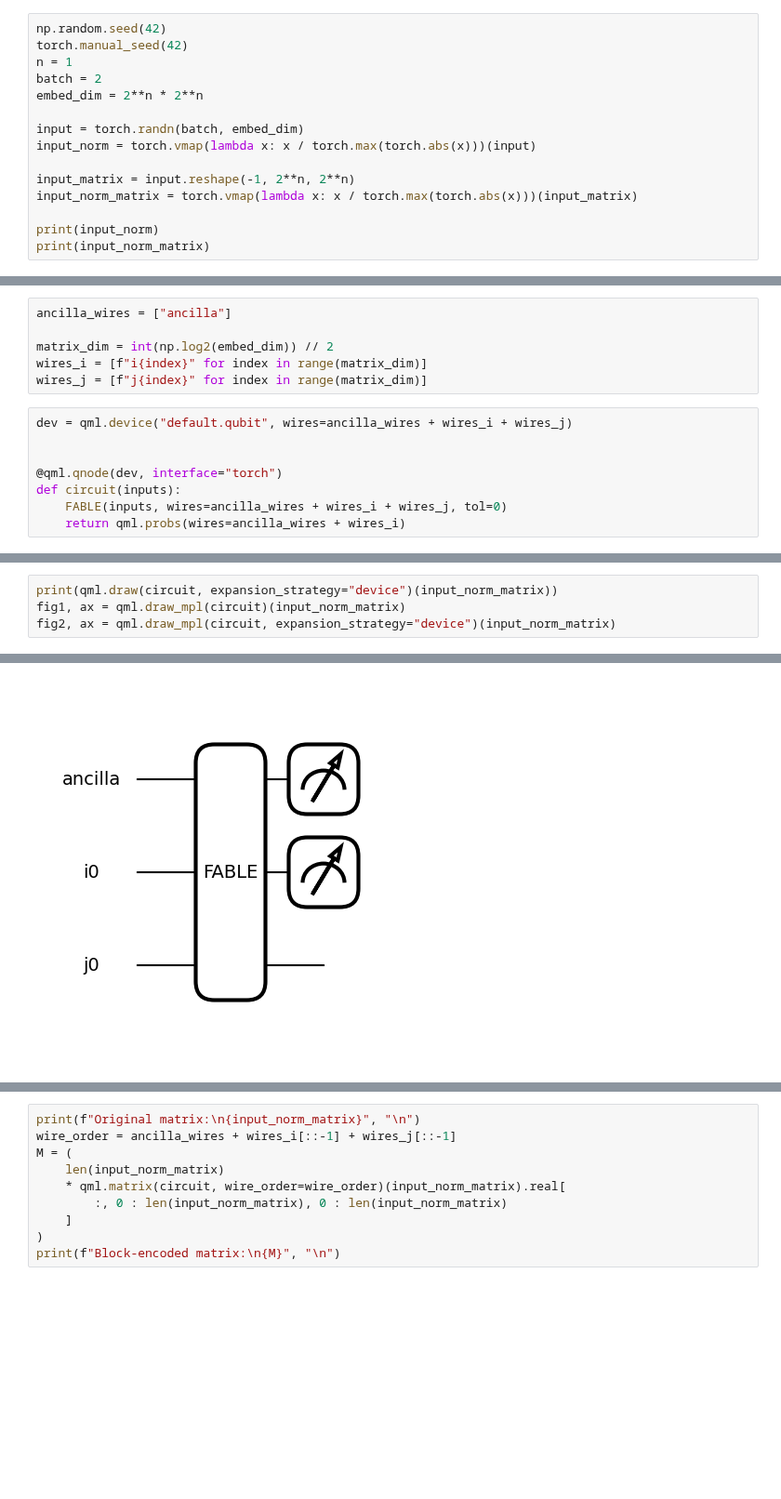
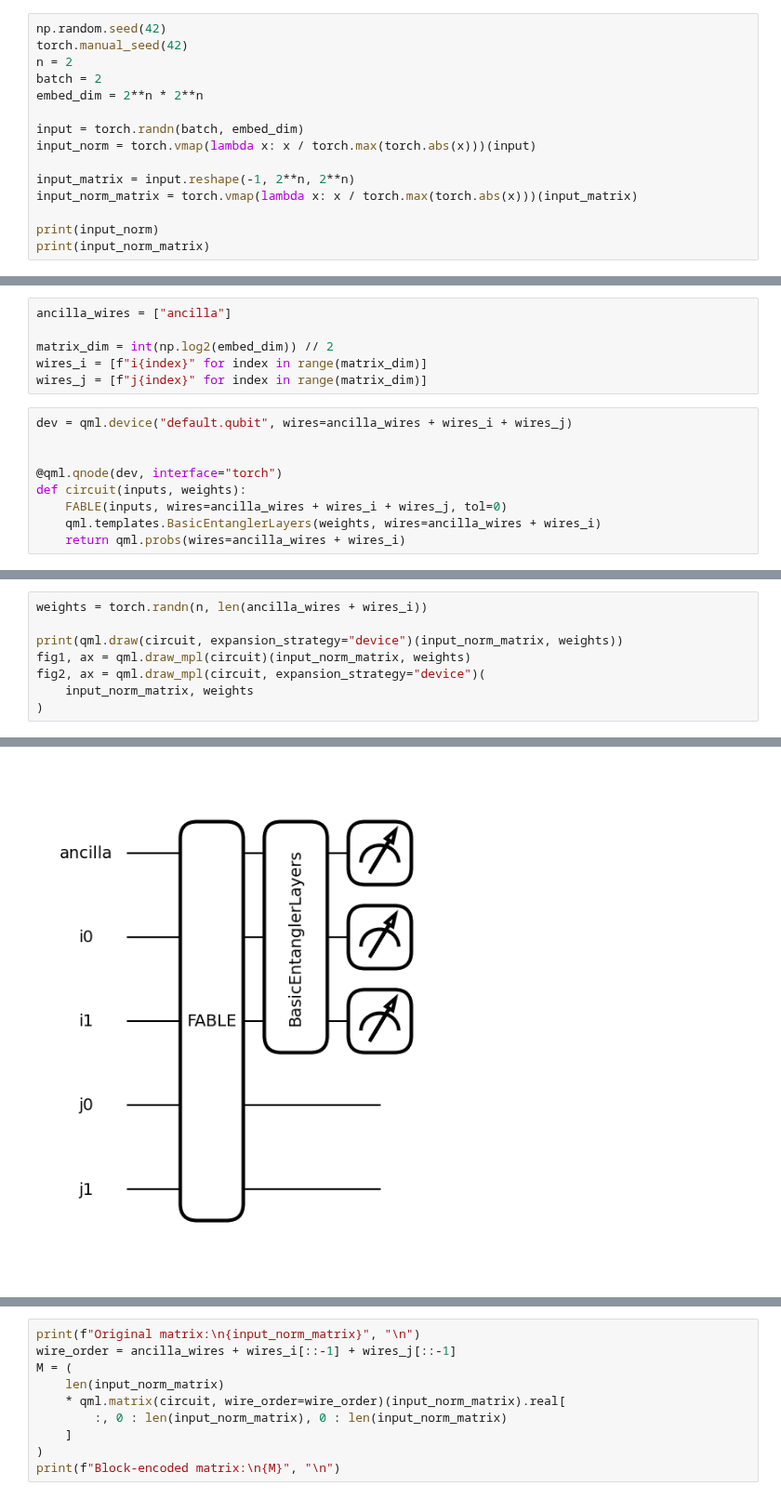
Before and after one commit to NicholasChoong/QuantumTransformer, a Jupyter notebook: notebook/block_encoding_batch.ipynb, the cells around one changed output, grey strips where cells are left out. Shown at 93% size. Cells and saved outputs as stored; diff of their text form; blank space fills up the shorter version.

```diff
--- a/notebook/block_encoding_batch.ipynb
+++ b/notebook/block_encoding_batch.ipynb
@@ -117,7 +117,7 @@ class FABLE(Operation):
 # %%
 np.random.seed(42)
 torch.manual_seed(42)
-n = 1
+n = 2
 batch = 2
 embed_dim = 2**n * 2**n
 
@@ -148,8 +154,9 @@ dev = qml.device("default.qubit", wires=ancilla_wires + wires_i + wires_j)
 
 
 @qml.qnode(dev, interface="torch")
-def circuit(inputs):
+def circuit(inputs, weights):
     FABLE(inputs, wires=ancilla_wires + wires_i + wires_j, tol=0)
+    qml.templates.BasicEntanglerLayers(weights, wires=ancilla_wires + wires_i)
     return qml.probs(wires=ancilla_wires + wires_i)
 # %%
 alphas_A = torch.arccos(input_norm_matrix).reshape(input_norm_matrix.shape[0], -1)
@@ -161,5 +171,9 @@ tensor([[ 1.3980, -0.5976, -0.5806, -0.2198],
 # %%
-print(qml.draw(circuit, expansion_strategy="device")(input_norm_matrix))
-fig1, ax = qml.draw_mpl(circuit)(input_norm_matrix)
-fig2, ax = qml.draw_mpl(circuit, expansion_strategy="device")(input_norm_matrix)
+weights = torch.randn(n, len(ancilla_wires + wires_i))
+
+print(qml.draw(circuit, expansion_strategy="device")(input_norm_matrix, weights))
+fig1, ax = qml.draw_mpl(circuit)(input_norm_matrix, weights)
+fig2, ax = qml.draw_mpl(circuit, expansion_strategy="device")(
+    input_norm_matrix, weights
+)
 # %% [output]
@@ -178 +197 @@ tensor([-0.2198,  0.9478], dtype=torch.float64)
-[figure, old version]
+[figure, new version]
```
Also changed, not shown: parts of 3 cells of this notebook, 2 other files.
